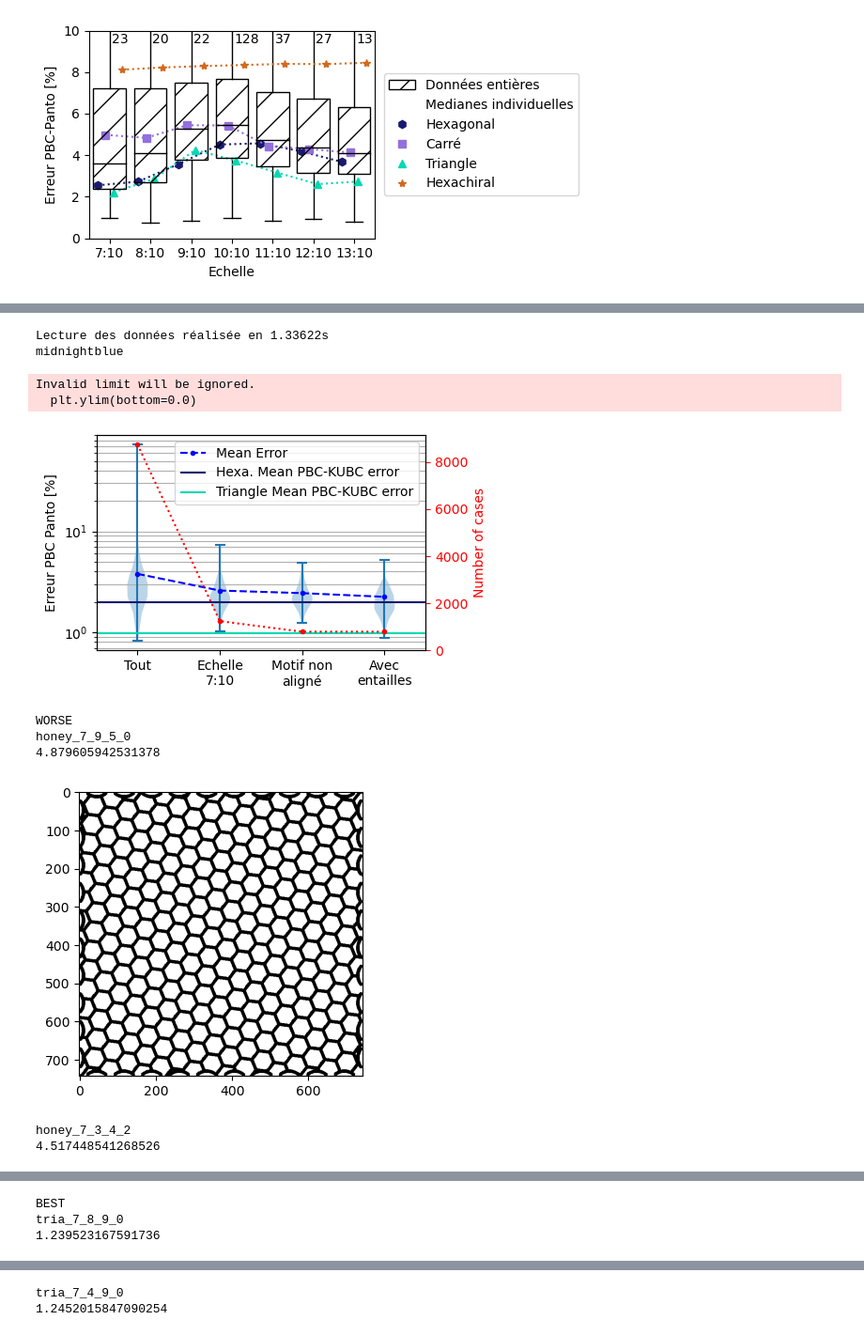
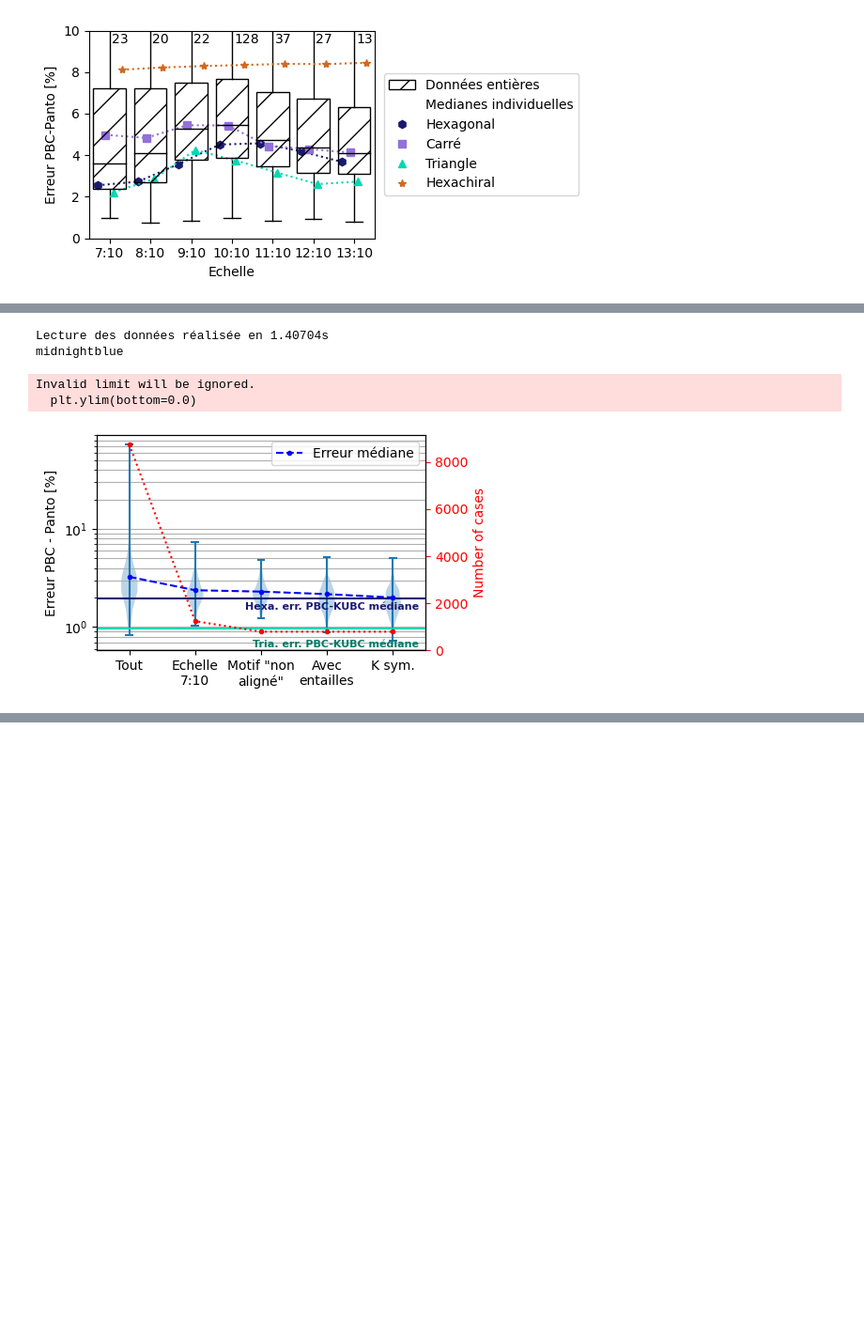
Before and after one commit to h06e/abakubc, a Jupyter notebook: utilities/full_study.ipynb, the cells around one changed output, grey strips where cells are left out. Shown at 94% size. Saved outputs shown, nothing was run; the diff lists cells and outputs as text; code cells hidden in the pictures; blank space fills up the shorter version.

```diff
--- a/utilities/full_study.ipynb
+++ b/utilities/full_study.ipynb
@@ -500,10 +541,7 @@ plt.savefig('images/MS_full.pdf')
 # %%
+data_raw = get_bulk_data(read_data_from_database(['campagne_honey','campagne_trian']))
 
-# ~ Elimination des cas problématiques
-
-data_raw = get_bulk_data(read_data_from_campaigns(['campagne_honey','campagne_trian']))
-
-data_list = [[], [], [], []]
+data_list = [[], [], [], [], []]
 last_tests_dict={}
 eoi = (0, 3)
 for test_id, test in data_raw.items():
@@ -532,61 +570,47 @@ for test_id, test in data_raw.items():
     stage += 1
     data_list[stage].append(t_cc.get_error(eoi))
 
-    last_tests_dict |= {test_id:test}
+    stage += 1
+    data_list[stage].append(get_error_custom(np.array(t_cc.K_plane_stress_PBC),get_sym_part(t_cc.K_panto_dic)))
+    last_tests_dict |= {'_'.join(t_cc_name):t_cc}
 
 
 plt.figure(figsize=(5,3))
 plt.yscale('log')
 plt.violinplot(data_list, range(len(data_list)), widths=0.25,
                showmeans=False, showmedians=False, showextrema=True)
 
 
-plt.plot(range(len(data_list)), [np.mean(np.array(i)) for i in data_list], 'b.--', label='Mean Error')
-plt.hlines(mean_err_per_geo_th[0][0], -10,10,colors=colors[0], linestyles='-',label='Hexa. Mean PBC-KUBC error')
-plt.hlines(mean_err_per_geo_th[0][2], -10,10,colors=colors[2], linestyles='-',label='Triangle Mean PBC-KUBC error')
+plt.plot(range(len(data_list)), [np.quantile(np.array(i),0.5) for i in data_list], 'b.--', label='Erreur médiane')
+plt.hlines(mean_err_per_geo_th[0][0], -10,10,colors=colors[0], linestyles='-')
+plt.hlines(mean_err_per_geo_th[0][2], -10,10,colors=colors[2], linestyles='-')
+
+plt.text(4.4,1.6,'Hexa. err. PBC-KUBC médiane',va="center", ha="right", color='midnightblue',size=8,fontweight='bold')
+plt.text(4.4,0.6,'Tria. err. PBC-KUBC médiane',va="bottom", ha="right", color='#027a65',size=8,fontweight='bold')
+
 print(colors[0])
 
 
-plt.xticks(range(len(data_list)), ['Tout', 'Echelle\n7:10', 'Motif non\naligné', 'Avec\nentailles'])
+plt.xticks(range(len(data_list)), ['Tout', 'Echelle\n7:10', 'Motif "non\naligné"', 'Avec\nentailles', 'K sym.'])
 plt.ylim(bottom=0.0)
-plt.ylabel('Erreur PBC Panto [%]')
+plt.ylabel('Erreur PBC - Panto [%]')
 
 
 plt.grid(axis='y', which="both", ls="-")
 plt.legend()
-plt.xlim((-0.5,3.5))
+plt.xlim((-0.5,4.5))
 plt.twinx()
 plt.plot(range(len(data_list)), [len(i) for i in data_list], 'r.:')
 plt.ylabel('Number of cases', color='r')
 plt.tick_params(axis='y', colors='red')
 plt.ylim(bottom=0.0)
 
 plt.tight_layout()
 plt.savefig('images/MS_full_selection.pdf')
 plt.show()
-
-print('WORSE')
-wb_tests=get_worse_test(last_tests_dict,number=2)
-for t in wb_tests:
-    print(t.test_id)
-    print(t.get_error((0,3)))
-    t.show_geo()
-
-print('BEST')
-wb_tests=get_best_test(last_tests_dict,number=2)
-for t in wb_tests:
-    print(t.test_id)
-    print(t.get_error((0,3)))
-    t.show_geo()
 # %% [output]
-Lecture des données réalisée en 1.33622s
+Lecture des données réalisée en 1.40704s
 midnightblue
 Invalid limit will be ignored.
   plt.ylim(bottom=0.0)
-[figure, old version]
+[figure, new version]
-WORSE
-honey_7_9_5_0
-4.879605942531378
-[figure, removed]
-honey_7_3_4_2
-4.517448541268526
@@ -594,3 +616,0 @@ honey_7_3_4_2
-BEST
-tria_7_8_9_0
-1.239523167591736
@@ -598,2 +616,0 @@ tria_7_8_9_0
-tria_7_4_9_0
-1.2452015847090254
```
Also changed, not shown: parts of 13 cells of this notebook, 19 other files.
